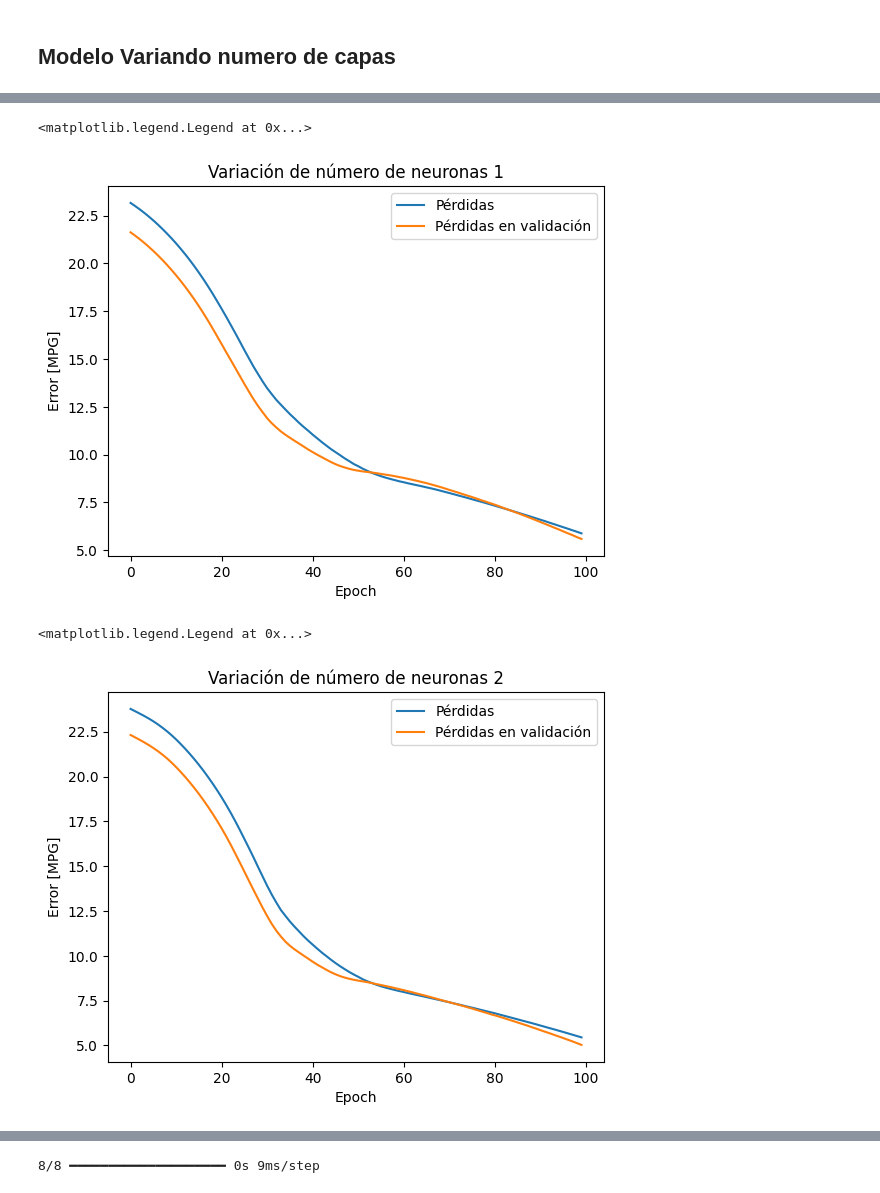
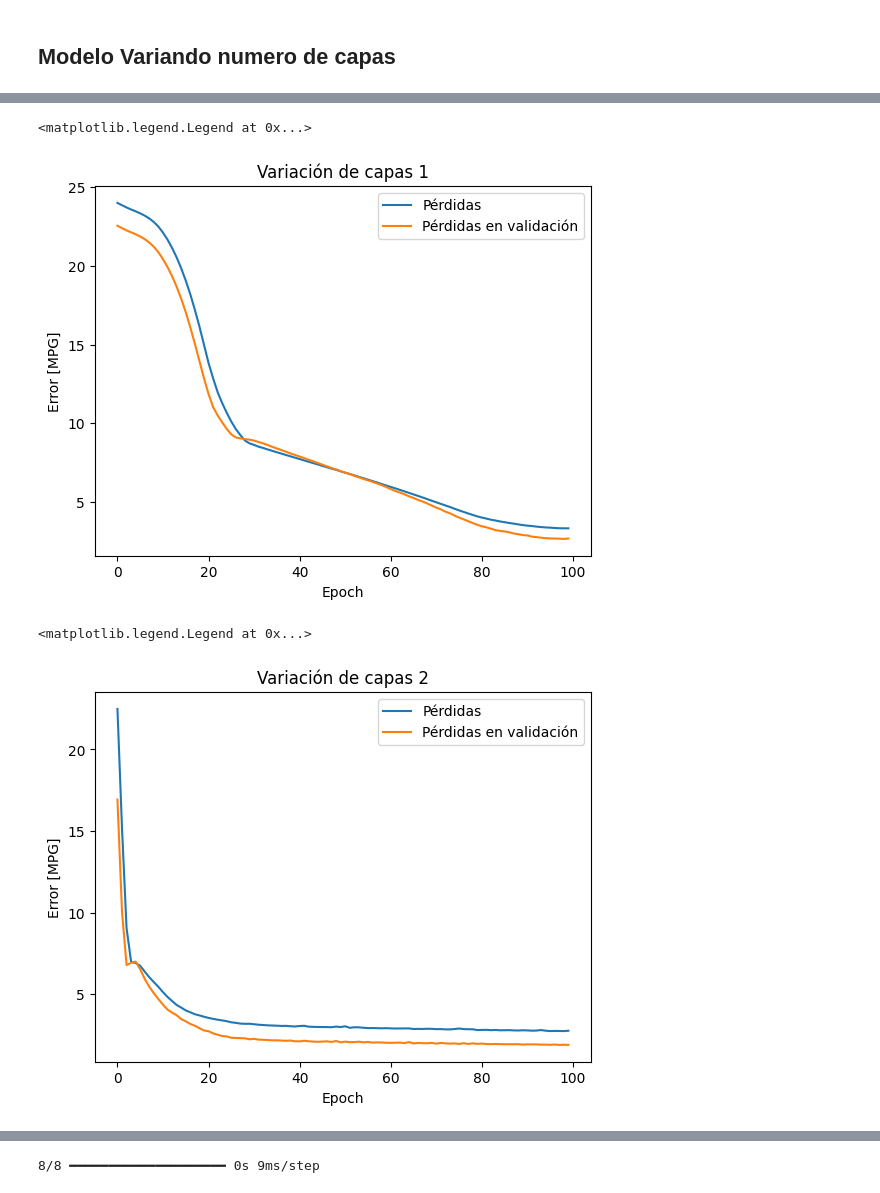
Before and after one commit to EstebanLN/Taller_5_Acpt, a Jupyter notebook: SoporteTaller5.ipynb, the cells around one changed output, grey strips where cells are left out. Cells and saved outputs as stored; diff of their text form; code cells hidden in the pictures.

```diff
--- a/SoporteTaller5.ipynb
+++ b/SoporteTaller5.ipynb
@@ -486,48 +490,56 @@ test_res_NN3
 {'NN_3_h_model': 5.456470012664795}
 # %% [markdown]
 ## Modelo Variando numero de capas
+# %%
+train_X = train.copy()
+test_X = test.copy()
+train_y = train_X.pop('MPG')
+test_y = test_X.pop('MPG')
 # %%
 Variables_exp = ["Model Year","Acceleration","Cylinders","Horsepower"]
 
 norm = tf.keras.layers.Normalization(input_shape=[4,], axis=None)
 norm.adapt(np.array(train_X[Variables_exp]))
 # %%
-NN_1_h_model = tf.keras.Sequential([
+NC_1_h_model = tf.keras.Sequential([
       norm,
-      tf.keras.layers.Dense(24, activation='relu'),
+      tf.keras.layers.Dense(16, activation='relu'),
+      tf.keras.layers.Dense(16, activation='relu'),
       tf.keras.layers.Dense(1)
   ])
-NN_2_h_model = tf.keras.Sequential([
-      norm,
-      tf.keras.layers.Dense(32, activation='relu'),
+NC_2_h_model = tf.keras.Sequential([
+      tf.keras.layers.Dense(16, activation='relu'),
+      tf.keras.layers.Dense(16, activation='relu'),
       tf.keras.layers.Dense(1)
   ])
-NN_3_h_model = tf.keras.Sequential([
+NC_3_h_model = tf.keras.Sequential([
       norm,
-      tf.keras.layers.Dense(40, activation='relu'),
+      tf.keras.layers.Dense(16, activation='relu'),
+      tf.keras.layers.Dense(16, activation='relu'),
+      tf.keras.layers.Dense(16, activation='relu'),
       tf.keras.layers.Dense(1)
   ])
 # %%
-NN_1_h_model.compile(loss='mean_absolute_error',
+NC_1_h_model.compile(loss='mean_absolute_error',
                 optimizer=tf.keras.optimizers.Adam(0.001))
-NN_2_h_model.compile(loss='mean_absolute_error',
+NC_2_h_model.compile(loss='mean_absolute_error',
                 optimizer=tf.keras.optimizers.Adam(0.001))
-NN_3_h_model.compile(loss='mean_absolute_error',
+NC_3_h_model.compile(loss='mean_absolute_error',
                 optimizer=tf.keras.optimizers.Adam(0.001))
 # %%
-history_NN1 = NN_1_h_model.fit(
+history_NC1 = NC_1_h_model.fit(
     train_X[Variables_exp],
     train_y,
     validation_split=0.2,
     epochs=100)
 
-history_NN2 = NN_2_h_model.fit(
+history_NC2 = NC_2_h_model.fit(
     train_X[Variables_exp],
     train_y,
     validation_split=0.2,
     epochs=100)
 
-history_NN3 = NN_3_h_model.fit(
+history_NC3 = NC_3_h_model.fit(
     train_X[Variables_exp],
     train_y,
     validation_split=0.2,
@@ -553,21 +565,21 @@ Epoch 100/100
 # %%
-plt.plot(history_NN1.history['loss'], label='Pérdidas')
-plt.plot(history_NN1.history['val_loss'], label='Pérdidas en validación')
+plt.plot(history_NC1.history['loss'], label='Pérdidas')
+plt.plot(history_NC1.history['val_loss'], label='Pérdidas en validación')
 plt.xlabel('Epoch')
 plt.ylabel('Error [MPG]')
-plt.title('Variación de número de neuronas 1')
+plt.title('Variación de capas 1')
 plt.legend()
 # %% [output]
 <matplotlib.legend.Legend at 0x...>
-[figure, old version]
+[figure, new version]
 # %%
-plt.plot(history_NN2.history['loss'], label='Pérdidas')
-plt.plot(history_NN2.history['val_loss'], label='Pérdidas en validación')
+plt.plot(history_NC2.history['loss'], label='Pérdidas')
+plt.plot(history_NC2.history['val_loss'], label='Pérdidas en validación')
 plt.xlabel('Epoch')
 plt.ylabel('Error [MPG]')
-plt.title('Variación de número de neuronas 2')
+plt.title('Variación de capas 2')
 plt.legend()
 # %% [output]
 <matplotlib.legend.Legend at 0x...>
-[figure, old version]
+[figure, new version]
 # %%
```
Also changed, not shown: parts of 36 cells of this notebook.
